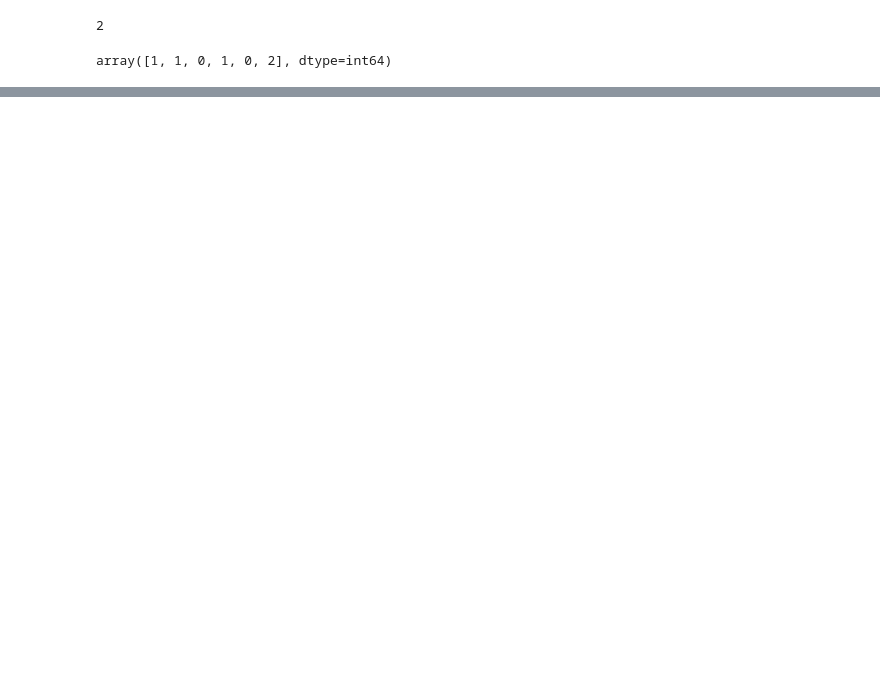
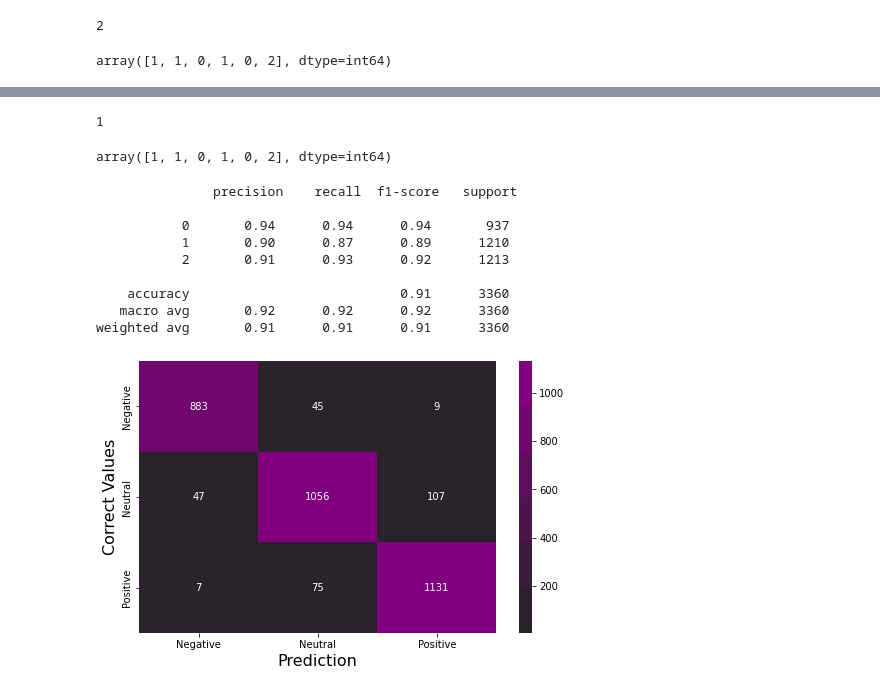
Before and after one commit to piyumaha12/Sentiment_analysis_on_amazon_review, a Jupyter notebook: Sentiment_analysis_neural_models_2.ipynb, the cells around one changed output, grey strips where cells are left out. Saved outputs shown, nothing was run; the diff lists cells and outputs as text; code cells hidden in the pictures; blank space fills up the shorter version.

```diff
--- a/Sentiment_analysis_neural_models_2.ipynb
+++ b/Sentiment_analysis_neural_models_2.ipynb
@@ -1382,0 +1502,3 @@ weighted avg       0.61      0.63      0.60      1121
+# %%
+rnn_model_dropout_05_longer_reload.fit(x_train, y_train, epochs = 10,
+ validation_data = (x_val, y_val), callbacks = [tensorboard_callback])
@@ -1382,0 +1514,23 @@ weighted avg       0.61      0.63      0.60      1121
+# %%
+tf.random.set_seed(4)
+VOCAB_SIZE = 5600
+SENTENCE_LENGTH = 30
+EMBEDDING = 15
+# %%
+tf.random.set_seed(4)
+text_encoder = TextVectorization(max_tokens=VOCAB_SIZE, output_sequence_length= SENTENCE_LENGTH)
+text_encoder.adapt(x_train)
+rnn_model_for_overfit = Sequential()
+rnn_model_for_overfit.add(text_encoder)
+rnn_model_for_overfit.add(Embedding(input_dim= VOCAB_SIZE-2, output_dim= EMBEDDING, mask_zero= True))
+rnn_model_for_overfit.add(SimpleRNN(30))
+rnn_model_for_overfit.add(Dense(3, activation = 'softmax'))
+
+tensorboard_callback = tf.keras.callbacks.TensorBoard(log_dir = log_dir_('rnn_model_for_overfit'))
+
+rnn_model_for_overfit.compile(optimizer= tf.keras.optimizers.Adam(learning_rate = 0.01),
+    loss=tf.keras.losses.SparseCategoricalCrossentropy(),
+    metrics = ['accuracy'])
+# %%
+rnn_model_for_overfit.fit(x_train, y_train, epochs = 50,
+ validation_data = (x_val, y_val), callbacks = [tensorboard_callback])
@@ -1382,0 +1563,21 @@ weighted avg       0.61      0.63      0.60      1121
+# %%
+get_prediction('good phone', rnn_model_for_overfit)
+# %% [output]
+1
+# %%
+get_prediction(review_list, rnn_model)
+# %% [output]
+array([1, 1, 0, 1, 0, 2], dtype=int64)
+# %%
+confusion_metrix_plot(x_train, y_train, rnn_model_for_overfit)
+# %% [output]
+               precision    recall  f1-score   support
+
+           0       0.94      0.94      0.94       937
+           1       0.90      0.87      0.89      1210
+           2       0.91      0.93      0.92      1213
+
+    accuracy                           0.91      3360
+   macro avg       0.92      0.92      0.92      3360
+weighted avg       0.91      0.91      0.91      3360
+[figure, added]
```
Also changed, not shown: parts of 41 cells of this notebook.
